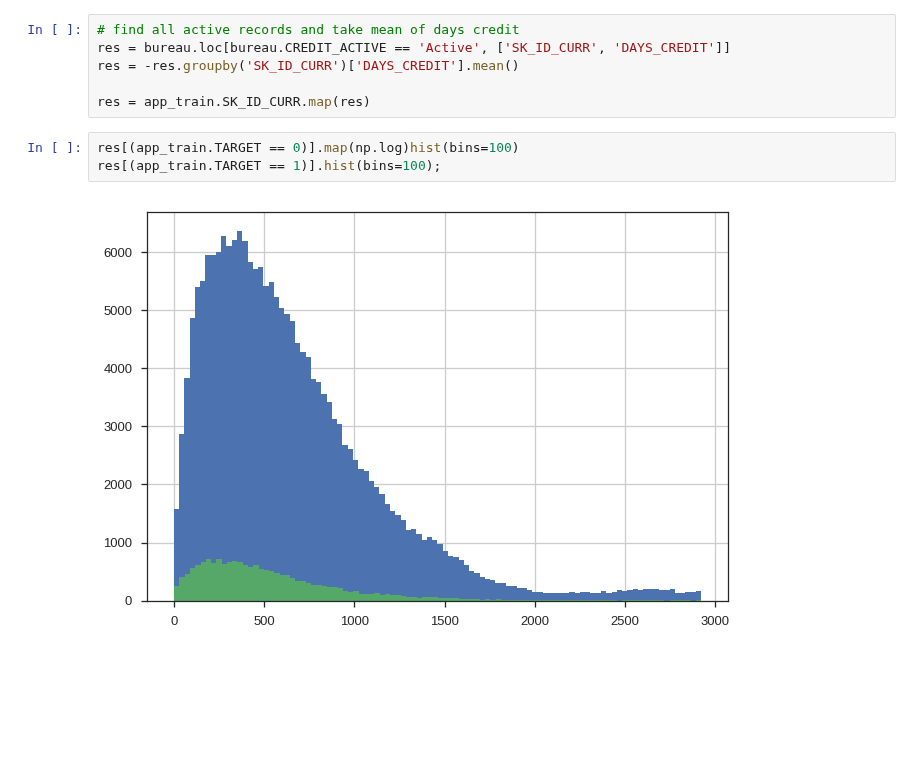
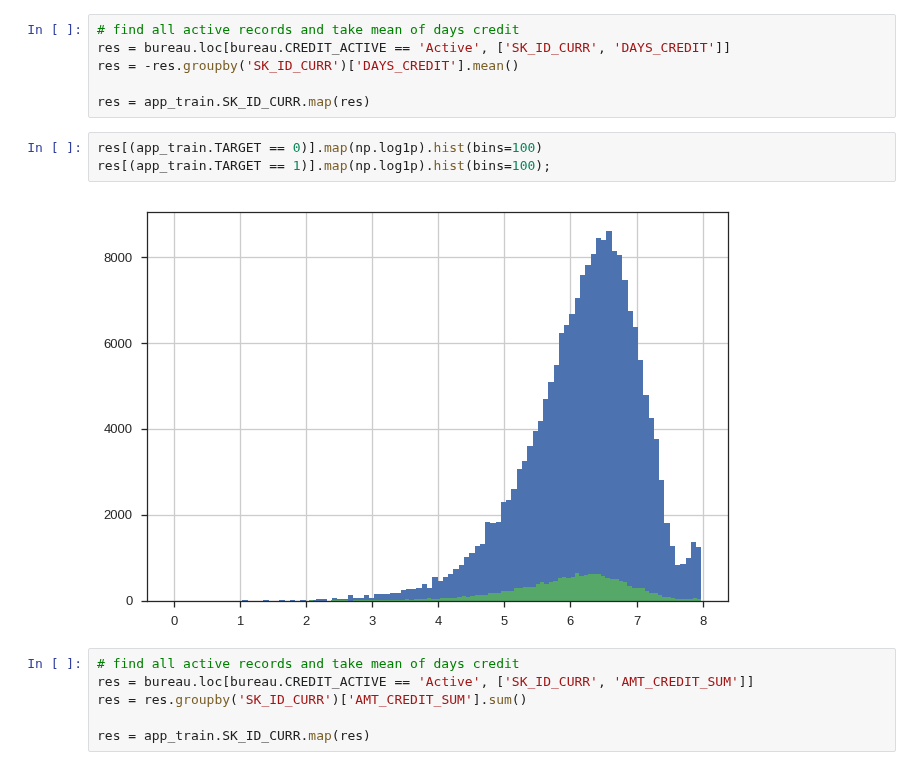
Before and after one commit to numb3r33/Kaggle_Home_Credit, a Jupyter notebook: notebooks/EDA.ipynb, the cells around one changed output. Cells and saved outputs as stored; diff of their text form; blank space fills up the shorter version.

```diff
--- a/notebooks/EDA.ipynb
+++ b/notebooks/EDA.ipynb
@@ -52,7 +68,13 @@ res = -res.groupby('SK_ID_CURR')['DAYS_CREDIT'].mean()
 
 res = app_train.SK_ID_CURR.map(res)
 # %%
-res[(app_train.TARGET == 0)].map(np.log)hist(bins=100)
-res[(app_train.TARGET == 1)].hist(bins=100);
+res[(app_train.TARGET == 0)].map(np.log1p).hist(bins=100)
+res[(app_train.TARGET == 1)].map(np.log1p).hist(bins=100);
 # %% [output]
-[figure, old version]
+[figure, new version]
+# %%
+# find all active records and take mean of days credit
+res = bureau.loc[bureau.CREDIT_ACTIVE == 'Active', ['SK_ID_CURR', 'AMT_CREDIT_SUM']]
+res = res.groupby('SK_ID_CURR')['AMT_CREDIT_SUM'].sum()
+
+res = app_train.SK_ID_CURR.map(res)
```
Also changed, not shown: parts of 4 cells of this notebook, 2 other files.
